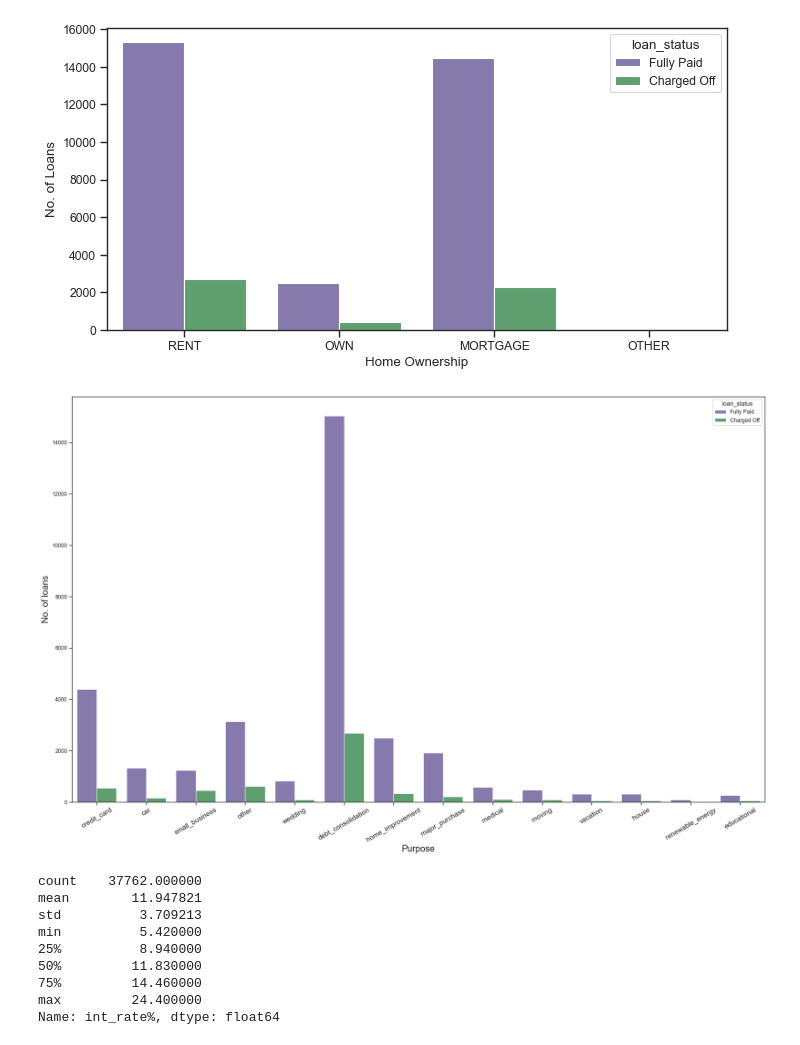
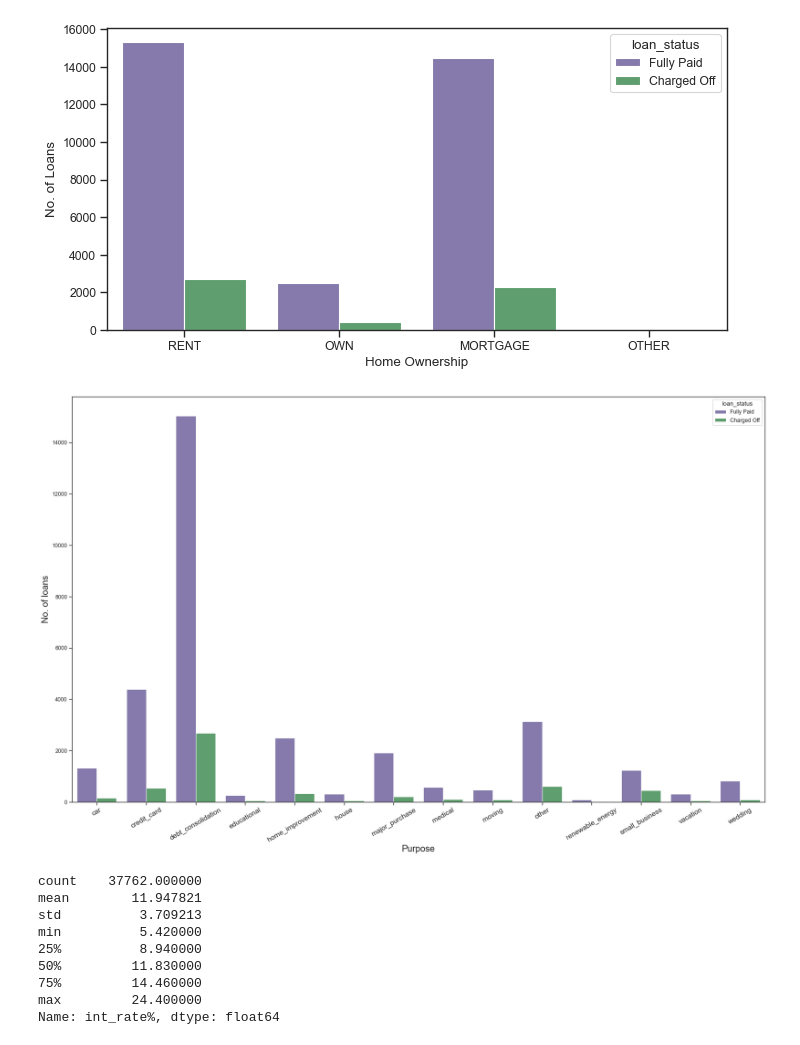
Before and after one commit to abhijeetpj/Advanced-Regression, a Jupyter notebook: LendingClub_CaseStudy/LendingClub_CaseStudy.ipynb, the cells around one changed output. Saved outputs shown, nothing was run; the diff lists cells and outputs as text; code cells hidden in the pictures.

```diff
--- a/LendingClub_CaseStudy/LendingClub_CaseStudy.ipynb
+++ b/LendingClub_CaseStudy/LendingClub_CaseStudy.ipynb
@@ -731,14 +731,14 @@ plt.show()
 # %%
 #count plot for loan status
 plt.figure(num=None, figsize=(25,15), dpi=80, facecolor='w', edgecolor='k')
-cplt = sns.countplot(data=loan, x="purpose", hue="loan_status")
+cplt = sns.countplot(data=loan, x="purpose", hue="loan_status", order=sorted(loan.purpose.unique()))
 cplt.set_xlabel('Purpose', fontsize=18)
 cplt.set_ylabel('No. of loans', fontsize=18)
 cplt.set_xticklabels(cplt.get_xmajorticklabels(), fontsize = 14)
 plt.xticks(rotation=30)
 plt.show()
 # %% [output]
-[figure, old version]
+[figure, new version]
 # %%
 loan['int_rate%'].describe()
 # %% [output]
```
Also changed, not shown: parts of 48 cells of this notebook.
